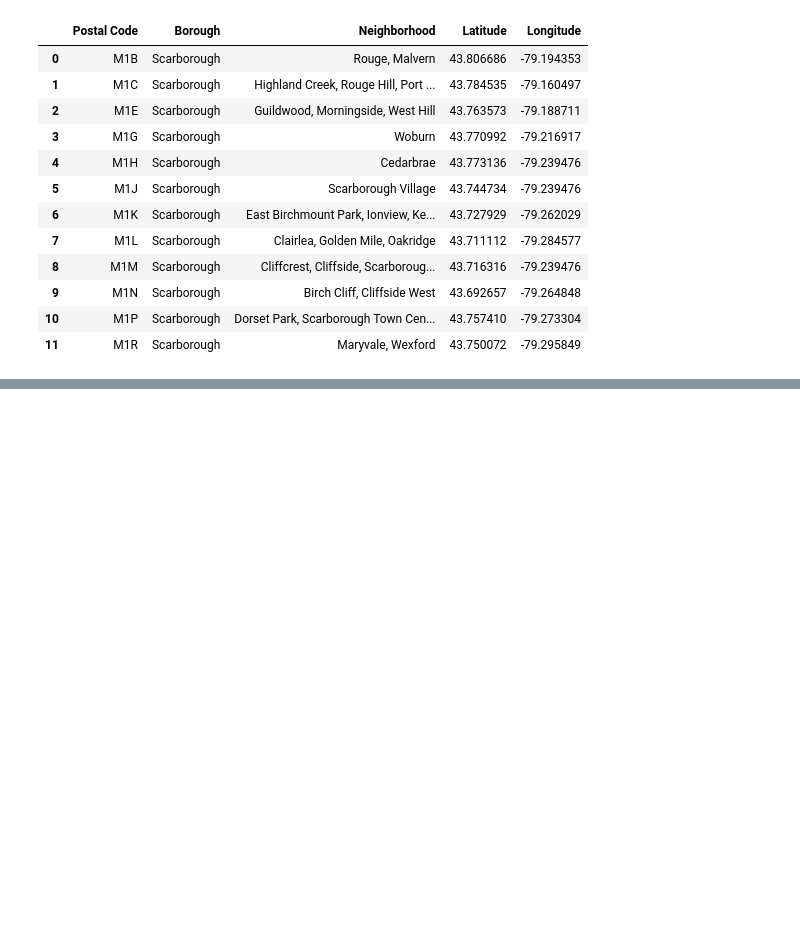
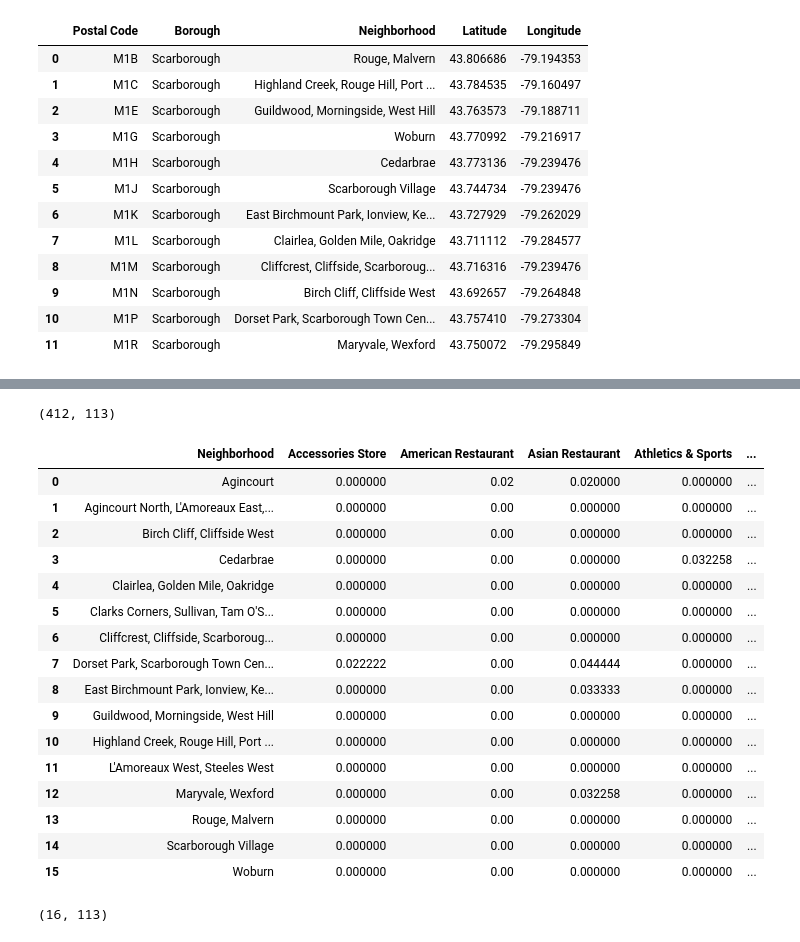
Before and after one commit to karlyrezac/Coursera_Capstone, a Jupyter notebook: Segmenting and Clustering Neighborhoods in Toronto.ipynb, the cells around one changed output, grey strips where cells are left out. Saved outputs shown, nothing was run; the diff lists cells and outputs as text; code cells hidden in the pictures; blank space fills up the shorter version.

```diff
--- a/Segmenting and Clustering Neighborhoods in Toronto.ipynb
+++ b/Segmenting and Clustering Neighborhoods in Toronto.ipynb
@@ -127,0 +512,12 @@ coord_df.head(12)
+# %%
+# one hot encoding
+scar_onehot = pd.get_dummies(scar_venues[['Venue Category']], prefix="", prefix_sep="")
+
+# add neighborhood column back to dataframe
+scar_onehot['Neighborhood'] = scar_venues['Neighborhood']
+
+# move neighborhood column to the first column
+fixed_columns = [scar_onehot.columns[-1]] + list(scar_onehot.columns[:-1])
+scar_onehot = scar_onehot[fixed_columns]
+
+scar_onehot.head()
@@ -127,0 +531,35 @@ coord_df.head(12)
+# %%
+# get new dataframe size
+
+scar_onehot.shape
+# %% [output]
+(412, 113)
+# %%
+# group rows by neighborhood and by taking the mean of the frequency of occurrence of each category
+
+scar_grouped = scar_onehot.groupby('Neighborhood').mean().reset_index()
+scar_grouped
+# %% [output]
+|  | Neighborhood | Accessories Store | American Restaurant | Asian Restaurant | Athletics & Sports | ... |
+| 0 | Agincourt | 0.000000 | 0.02 | 0.020000 | 0.000000 | ... |
+| 1 | Agincourt North, L'Amoreaux East,... | 0.000000 | 0.00 | 0.000000 | 0.000000 | ... |
+| 2 | Birch Cliff, Cliffside West | 0.000000 | 0.00 | 0.000000 | 0.000000 | ... |
+| 3 | Cedarbrae | 0.000000 | 0.00 | 0.000000 | 0.032258 | ... |
+| 4 | Clairlea, Golden Mile, Oakridge | 0.000000 | 0.00 | 0.000000 | 0.000000 | ... |
+| 5 | Clarks Corners, Sullivan, Tam O'S... | 0.000000 | 0.00 | 0.000000 | 0.000000 | ... |
+| 6 | Cliffcrest, Cliffside, Scarboroug... | 0.000000 | 0.00 | 0.000000 | 0.000000 | ... |
+| 7 | Dorset Park, Scarborough Town Cen... | 0.022222 | 0.00 | 0.044444 | 0.000000 | ... |
+| 8 | East Birchmount Park, Ionview, Ke... | 0.000000 | 0.00 | 0.033333 | 0.000000 | ... |
+| 9 | Guildwood, Morningside, West Hill | 0.000000 | 0.00 | 0.000000 | 0.000000 | ... |
+| 10 | Highland Creek, Rouge Hill, Port ... | 0.000000 | 0.00 | 0.000000 | 0.000000 | ... |
+| 11 | L'Amoreaux West, Steeles West | 0.000000 | 0.00 | 0.000000 | 0.000000 | ... |
+| 12 | Maryvale, Wexford | 0.000000 | 0.00 | 0.032258 | 0.000000 | ... |
+| 13 | Rouge, Malvern | 0.000000 | 0.00 | 0.000000 | 0.000000 | ... |
+| 14 | Scarborough Village | 0.000000 | 0.00 | 0.000000 | 0.000000 | ... |
+| 15 | Woburn | 0.000000 | 0.00 | 0.000000 | 0.000000 | ... |
+# %%
+# confirm new size
+
+scar_grouped.shape
+# %% [output]
+(16, 113)
```
Also changed, not shown: parts of 52 cells of this notebook.
